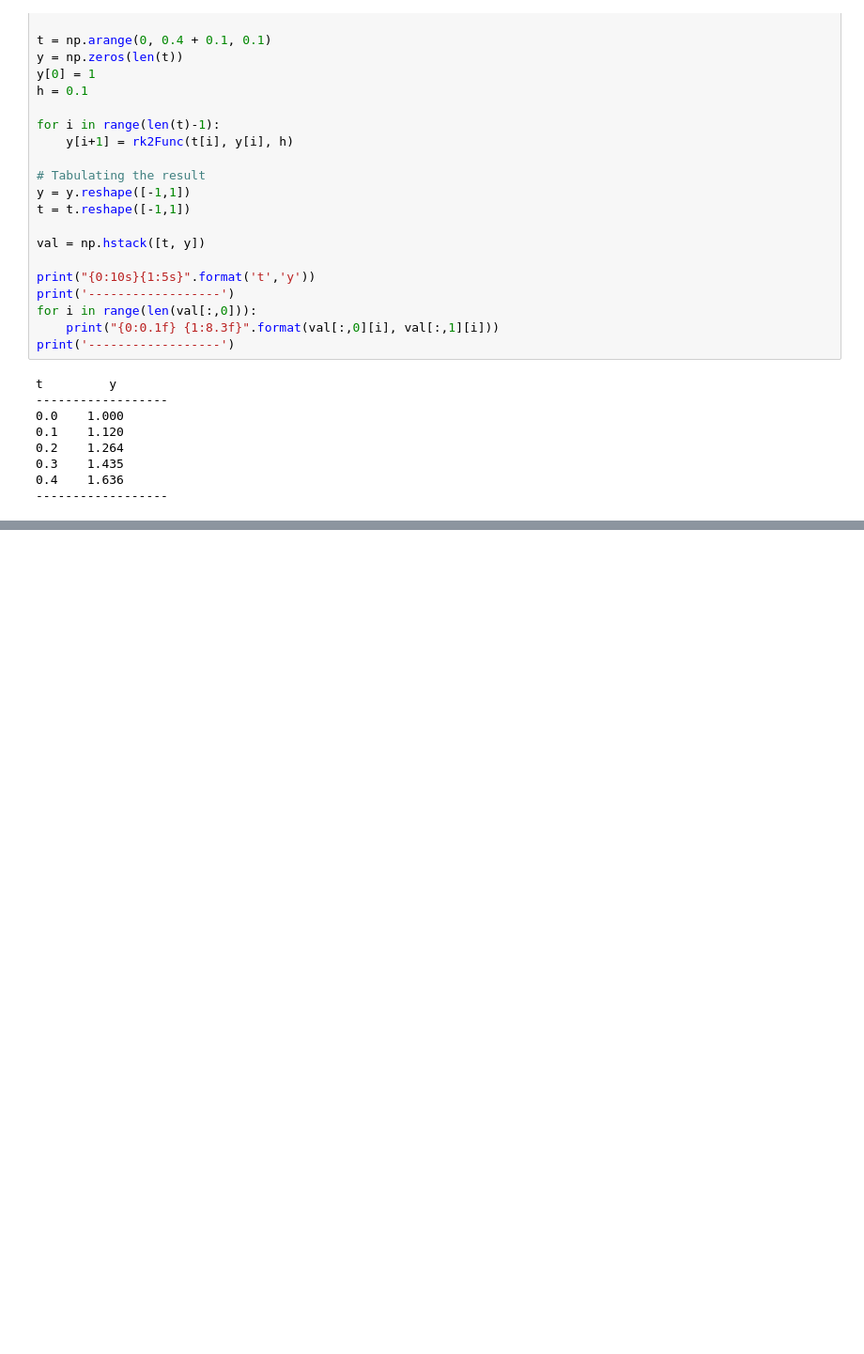
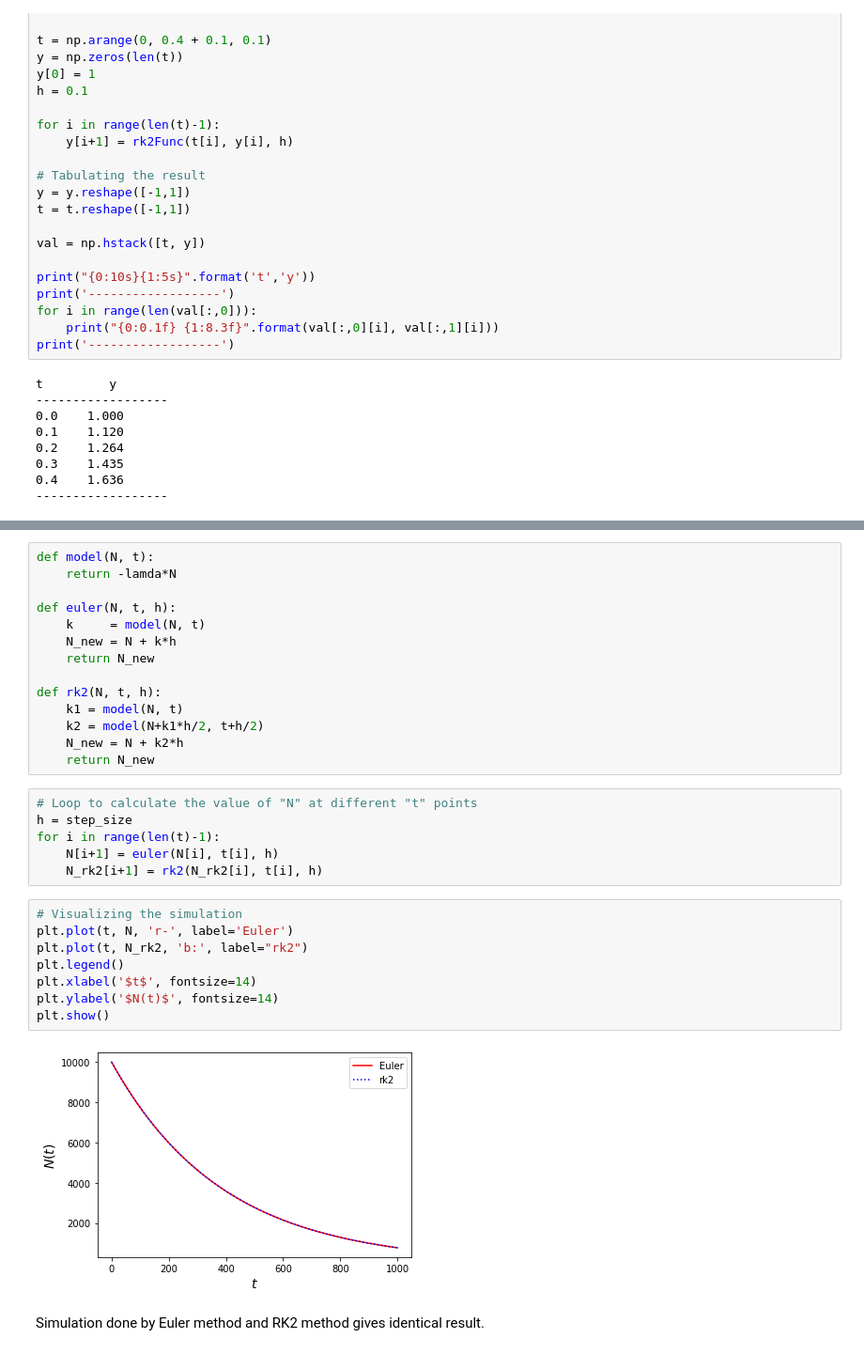
Before and after one commit to SubirSarkar2021/compulab.github.io, a Jupyter notebook: docs/sem3(2).ipynb, the cells around one changed output, grey strips where cells are left out. Shown at 94% size. Cells and saved outputs as stored; diff of their text form; blank space fills up the shorter version.

```diff
--- a/docs/sem3(2).ipynb
+++ b/docs/sem3(2).ipynb
@@ -212,0 +338,32 @@ t         y
+# %%
+def model(N, t):
+    return -lamda*N
+
+def euler(N, t, h):
+    k     = model(N, t)
+    N_new = N + k*h
+    return N_new
+
+def rk2(N, t, h):
+    k1 = model(N, t)
+    k2 = model(N+k1*h/2, t+h/2)
+    N_new = N + k2*h
+    return N_new
+# %%
+# Loop to calculate the value of "N" at different "t" points
+h = step_size
+for i in range(len(t)-1):
+    N[i+1] = euler(N[i], t[i], h)
+    N_rk2[i+1] = rk2(N_rk2[i], t[i], h)
+# %%
+# Visualizing the simulation
+plt.plot(t, N, 'r-', label='Euler')
+plt.plot(t, N_rk2, 'b:', label="rk2")
+plt.legend()
+plt.xlabel('$t$', fontsize=14)
+plt.ylabel('$N(t)$', fontsize=14)
+plt.show()
+# %% [output]
+[figure, added]
+# %% [markdown]
+Simulation done by Euler method and RK2 method gives identical result.
```
Also changed, not shown: parts of 8 cells of this notebook, 8 other files.
